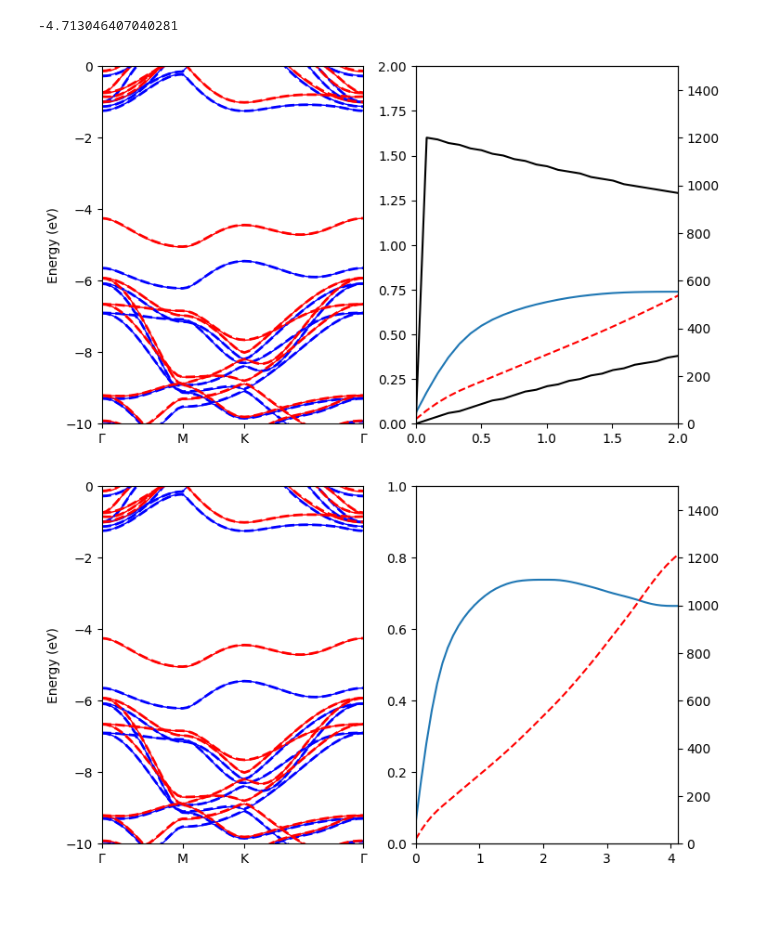
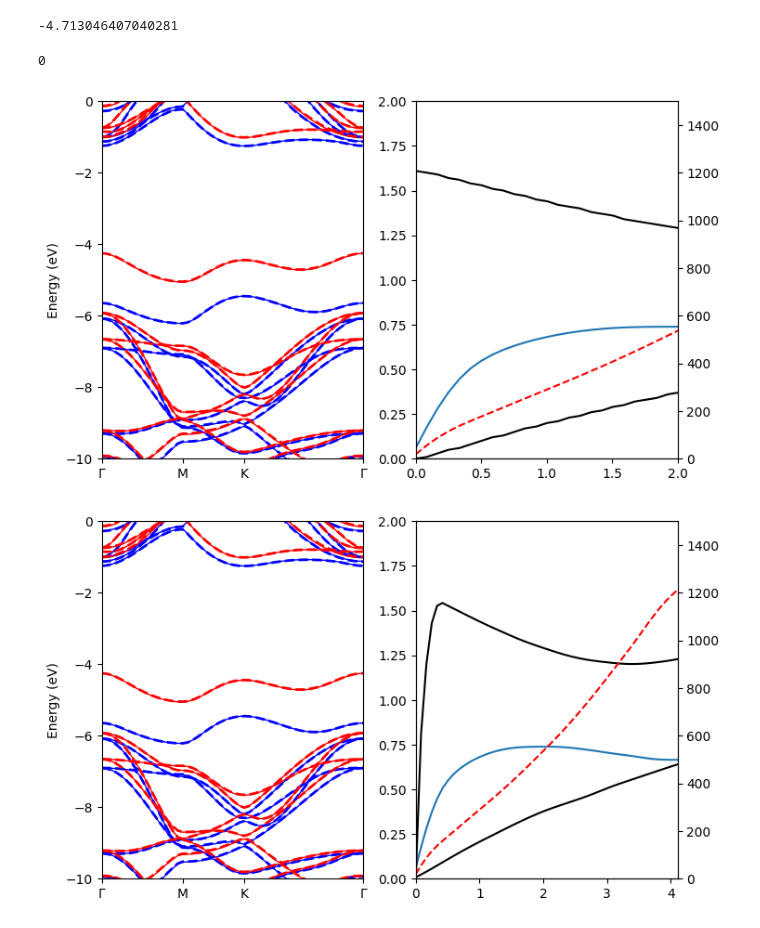
Before and after one commit to AliGhorashiCMT/Plasmons_Paper, a Jupyter notebook: Substitutional_Defects/BN22NC/Wannier/Analyze.ipynb, the cells around one changed output. Cells and saved outputs as stored; diff of their text form; code cells hidden in the pictures.

Commit message:
new landau

```diff
--- a/Substitutional_Defects/BN22NC/Wannier/Analyze.ipynb
+++ b/Substitutional_Defects/BN22NC/Wannier/Analyze.ipynb
@@ -65,5 +67,8 @@ qs, confinements = confinement(lattice_vectors, kpoints[1:50], plasmon)
 confinements[1] = 0;
 plasmon = smooth(plasmon, win_len=10)
 confinements = smooth(confinements, win_len=10);
-#landau_lower = smooth(landau_lower, win_len=10);
-#landau_upper = smooth(landau_upper, win_len=10);
+landau_lower = smooth(landau_lower, win_len=10);
+landau_upper = smooth(landau_upper, win_len=10);
+landau_upper[1] = 0
+# %% [output]
+0
@@ -79,8 +91,8 @@ xlabel("")
 subplot(1, 2, 2)
 
 plot(qs*10, plasmon)
-plot(qs*10, landau_lower[1:50], color="black")
-plot(qs*10, landau_upper[1:50], color="black")
+plot(qs*10, landau_lower_alt[1:50], color="black")
+plot(qs*10, landau_upper_alt[1:50], color="black")
 
 ylim(0, 2)
 twinx()
@@ -91,6 +103,6 @@ xlim(0, maximum(qs)*10)
 xlim(0, 2)
 savefig("BN22NC-Plasmon.pdf")
 # %% [output]
-[figure, old version]
+[figure, new version]
 # %%
 np.savetxt("Plasmon.txt", hcat(qs, plasmon, confinements))
@@ -97,23 +111,27 @@ np.savetxt("Plasmon.txt", hcat(qs, plasmon, confinements))
 # %%
 qs_txt, plasmon_txt, confinements_txt = [x for x in eachcol(np.loadtxt("Plasmon.txt"))];
+qs_txt, landau_lower, landau_upper = [x for x in eachcol(np.loadtxt("Landau.txt"))];
 # %%
 figure(figsize=(8, 5))
 subplot(1, 2, 1)
 plot_bands("../BN22NC.bands.eigenvals", kpointsfile = "../bandstruct.kpoints", spin=2, linewidth=1, to_greek=true)
 plot_bands(HwannierUp, cell_mapUp, kpointsfile="../bandstruct.kpoints", linewidth=2, color="blue", linestyle="dashed")
 plot_bands(HwannierDn, cell_mapDn, kpointsfile="../bandstruct.kpoints", linewidth=2, color="red", linestyle="dashed")
 xlim(0, 55)
 ylim(-10, 0/eV)
 xlabel("")
 subplot(1, 2, 2)
 
 plot(qs_txt*10, plasmon_txt)
-ylim(0, 1)
+plot(qs_txt*10, landau_lower, color="black")
+plot(qs_txt*10, landau_upper, color="black")
+
+ylim(0, 2)
 twinx()
 plot(qs_txt*10, confinements_txt, color="red", linestyle="dashed")
 ylim(0, 1500)
 xlabel("q (nm⁻¹)")
 xlim(0, maximum(qs)*10)
 savefig("BN22NC-Plasmon.pdf")
 # %% [output]
-[figure, old version]
+[figure, new version]
```
Also changed, not shown: parts of 3 cells of this notebook, 1 other file.
